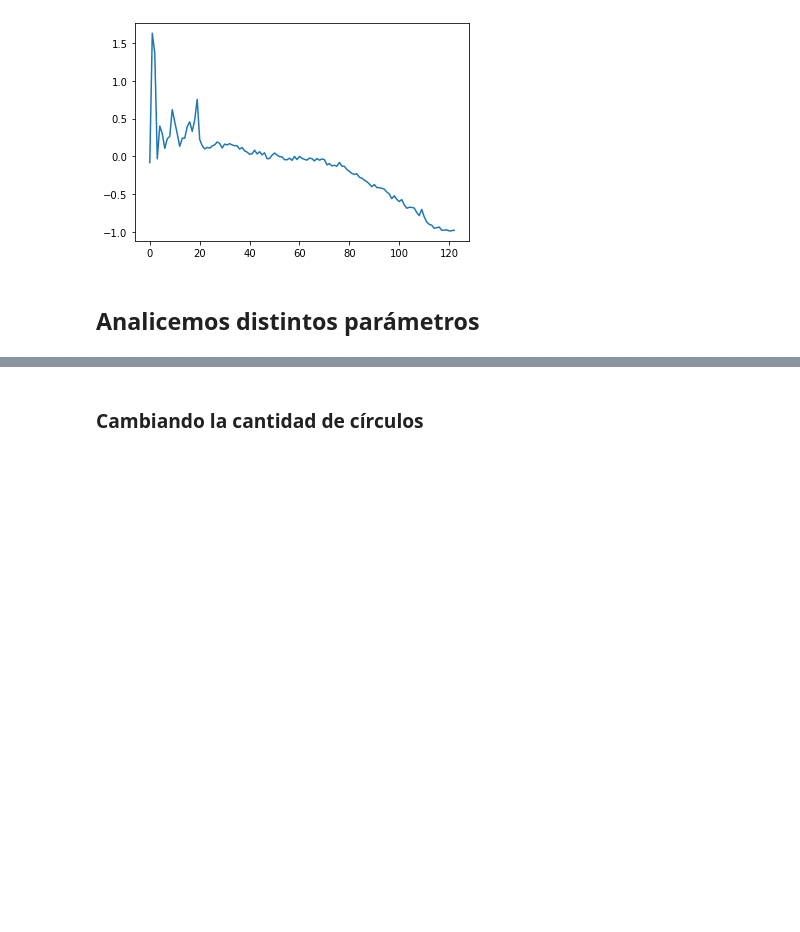
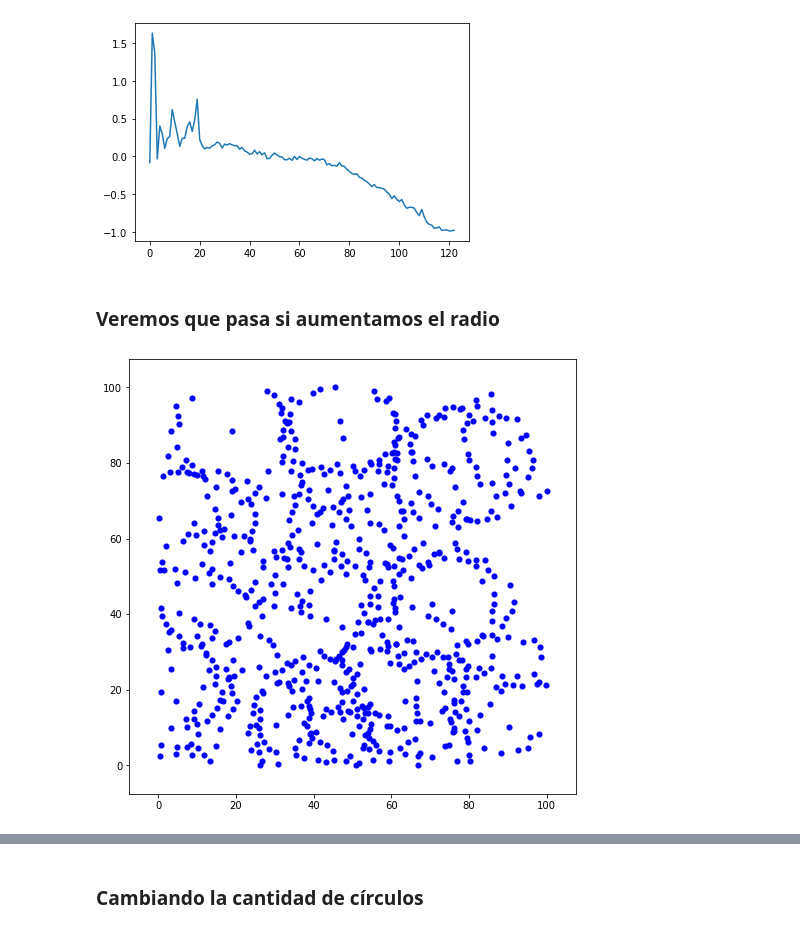
Before and after one commit to SamanthaRizo/F-sica_computacional_python, a Jupyter notebook: Funciones_de_correlación.ipynb, the cells around one changed output, grey strips where cells are left out. Cells and saved outputs as stored; diff of their text form; code cells hidden in the pictures; blank space fills up the shorter version.

```diff
--- a/Funciones_de_correlación.ipynb
+++ b/Funciones_de_correlación.ipynb
@@ -547,5 +549,10 @@ plt.plot(ξ_graf_menosp)
 # %% [output]
 [<matplotlib.lines.Line2D at 0x...>]
 [figure]
-# %% [markdown]
-## Analicemos distintos parámetros
+# %% [markdown]
+### Veremos que pasa si aumentamos el radio
+# %%
+random.seed(4) #Tenemos números pseudoaleatorios, así que para obtener el mismo siempre lo sembramos
+x_rad15,y_rad15 = Puntos_circulos(30,100,30,15,[0,100],[0,100],0.1)
+# %% [output]
+[figure, added]
```
Also changed, not shown: parts of 74 cells of this notebook.
